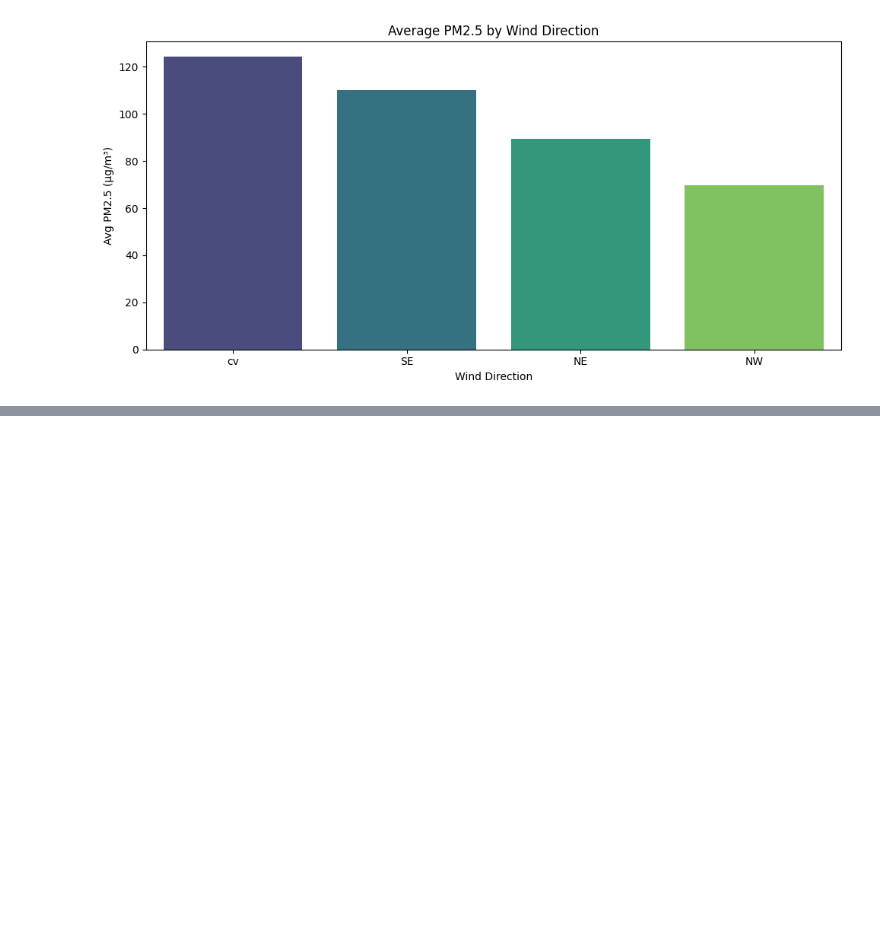
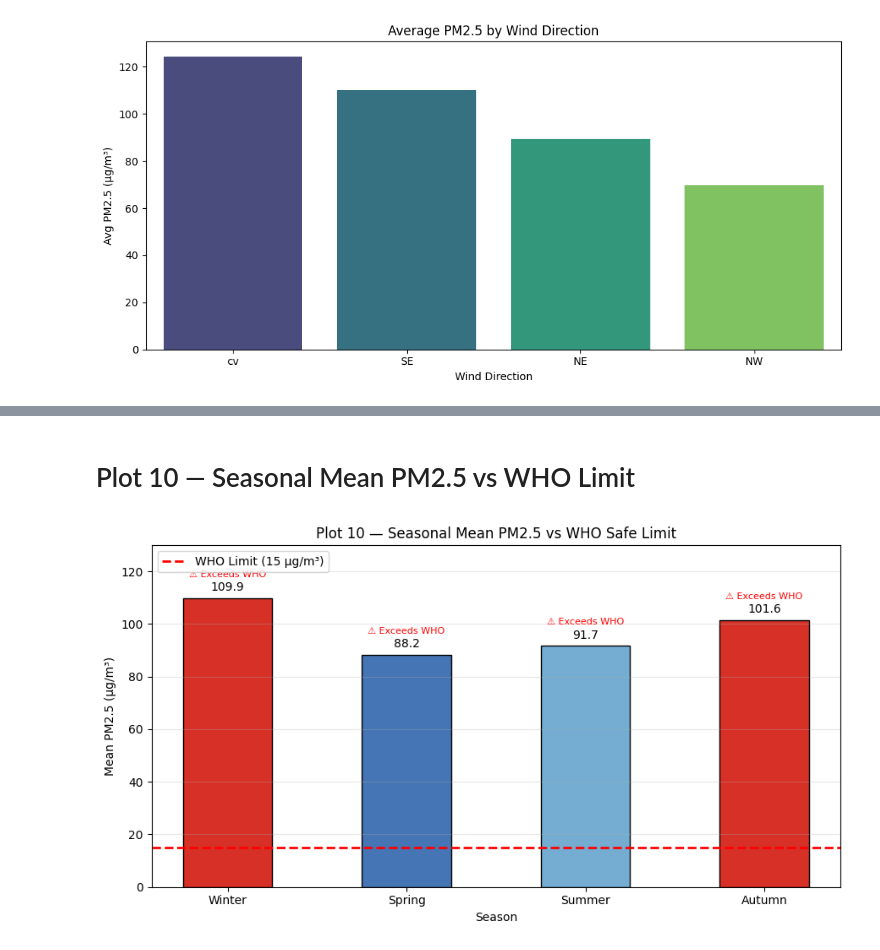
Before and after one commit to MilindDevX/SectionD_G12_BeijingPM25Analysis, a Jupyter notebook: notebooks/03_eda.ipynb, the cells around one changed output, grey strips where cells are left out. Saved outputs shown, nothing was run; the diff lists cells and outputs as text; code cells hidden in the pictures; blank space fills up the shorter version.

```diff
--- a/notebooks/03_eda.ipynb
+++ b/notebooks/03_eda.ipynb
@@ -145,0 +226,39 @@ plt.show()
+# %% [markdown]
+# Plot 10 — Seasonal Mean PM2.5 vs WHO Limit
+# %%
+plt.figure(figsize=(9, 5))
+
+bars = plt.bar(seasonal.index, seasonal.values,
+               color=colors, edgecolor='black', width=0.5)
+
+
+plt.axhline(WHO_LIMIT, color='red', linestyle='--',
+            linewidth=2, label=f'WHO Limit ({WHO_LIMIT} µg/m³)')
+
+
+plt.bar_label(bars, fmt='%.1f', padding=4, fontsize=10)
+
+
+plt.ylim(0, max(seasonal.values) + 20)
+
+
+for i, (season, val) in enumerate(seasonal.items()):
+    if val > WHO_LIMIT:
+        plt.text(i, val + 8, '⚠ Exceeds WHO',
+                 ha='center', fontsize=8, color='red')
+
+
+plt.title('Plot 10 — Seasonal Mean PM2.5 vs WHO Safe Limit', fontsize=12)
+plt.xlabel('Season')
+plt.ylabel('Mean PM2.5 (µg/m³)')
+
+
+plt.legend(loc='upper left')
+
+plt.grid(axis='y', alpha=0.3)
+plt.tight_layout()
+
+plt.savefig('plot14_seasonal_who.png', dpi=150)
+plt.show()
+# %% [output]
+[figure, added]
```
Also changed, not shown: parts of 8 cells of this notebook, 15 other files.
